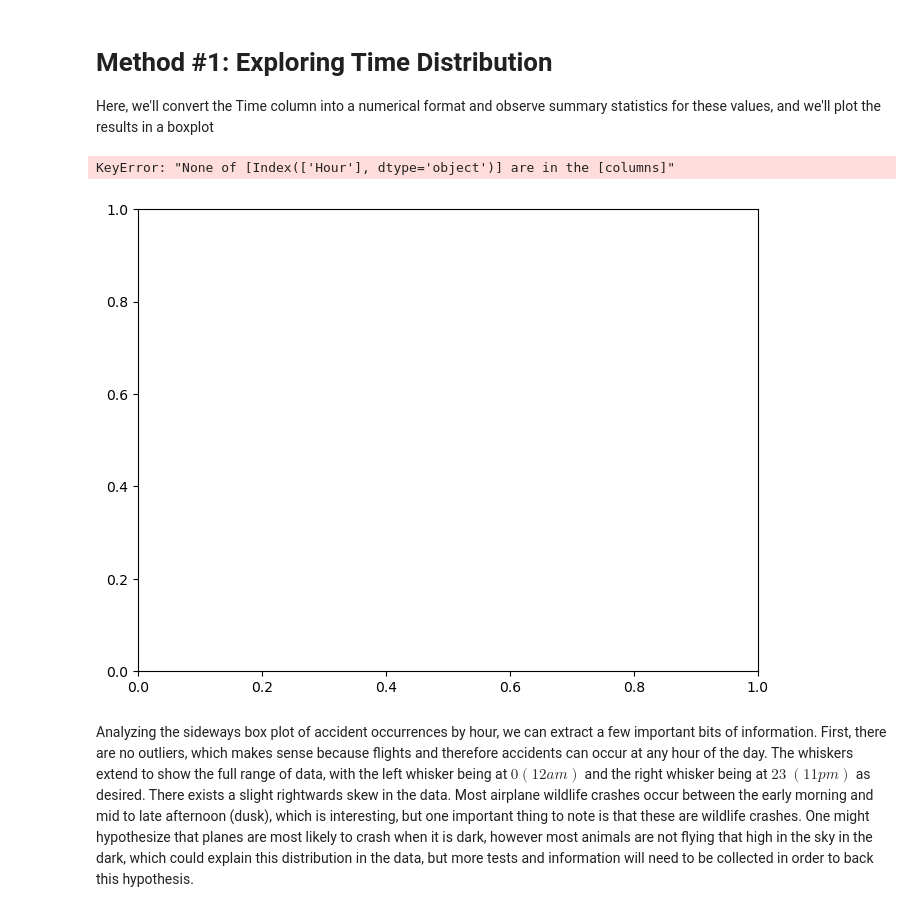
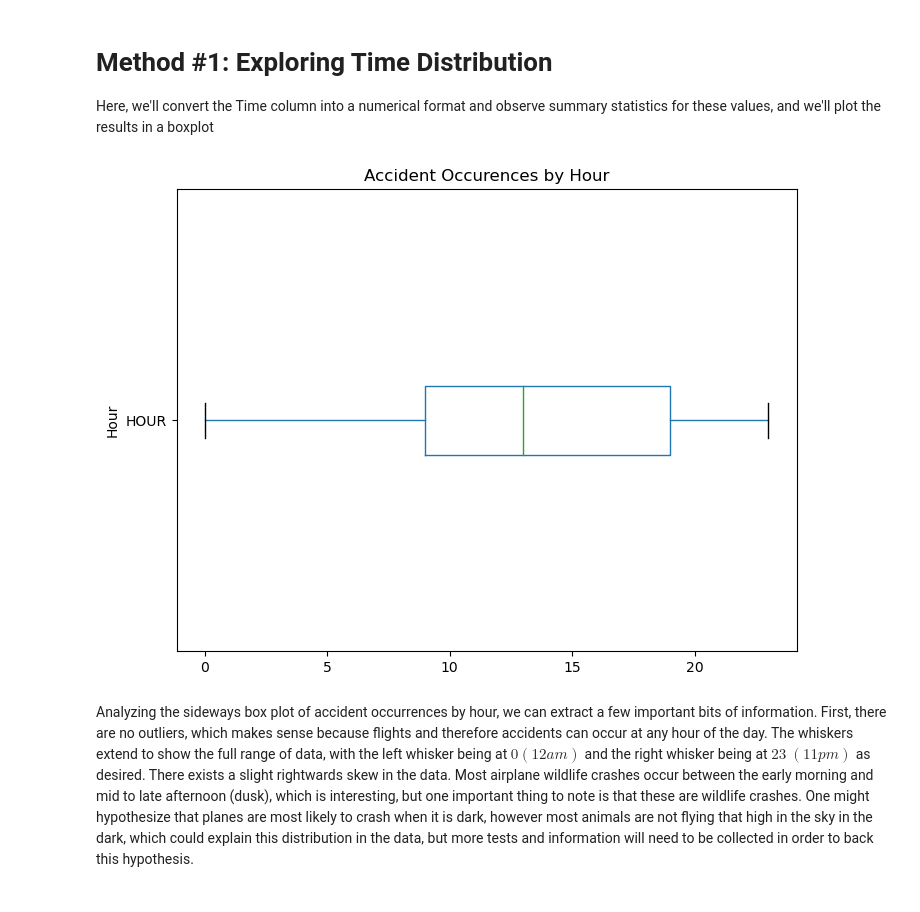
Before and after one commit to thejameszhang/cmsc320-project, a Jupyter notebook: eda.ipynb, the cells around one changed output. Saved outputs shown, nothing was run; the diff lists cells and outputs as text; code cells hidden in the pictures.

```diff
--- a/eda.ipynb
+++ b/eda.ipynb
@@ -140,16 +139,15 @@ Here, we'll convert the Time column into a numerical format and observe summary
 # %%
 df["HOUR"] = df["TIME"].dt.hour
 summary_stats = df["HOUR"].describe()
 
 plt.figure(figsize = (8, 6))
-df.boxplot(column = "Hour")
+df.boxplot(column = "HOUR", vert=False)
 plt.title("Accident Occurences by Hour")
 plt.ylabel("Hour")
 plt.grid(False)
 plt.show()
 # %% [output]
-KeyError: "None of [Index(['Hour'], dtype='object')] are in the [columns]"
-[figure, old version]
+[figure, new version]
 # %% [markdown]
 Analyzing the sideways box plot of accident occurrences by hour, we can extract a few important bits of information. First, there are no outliers, which makes sense because flights and therefore accidents can occur at any hour of the day. The whiskers extend to show the full range of data, with the left whisker being at $0 (12am)$ and the right whisker being at $23$ $(11pm)$ as desired. There exists a slight rightwards skew in the data. Most airplane wildlife crashes occur between the early morning and mid to late afternoon (dusk), which is interesting, but one important thing to note is that these are wildlife crashes. One might hypothesize that planes are most likely to crash when it is dark, however most animals are not flying that high in the sky in the dark, which could explain this distribution in the data, but more tests and information will need to be collected in order to back this hypothesis.
 # %% [markdown]
```
Also changed, not shown: parts of 6 cells of this notebook.
